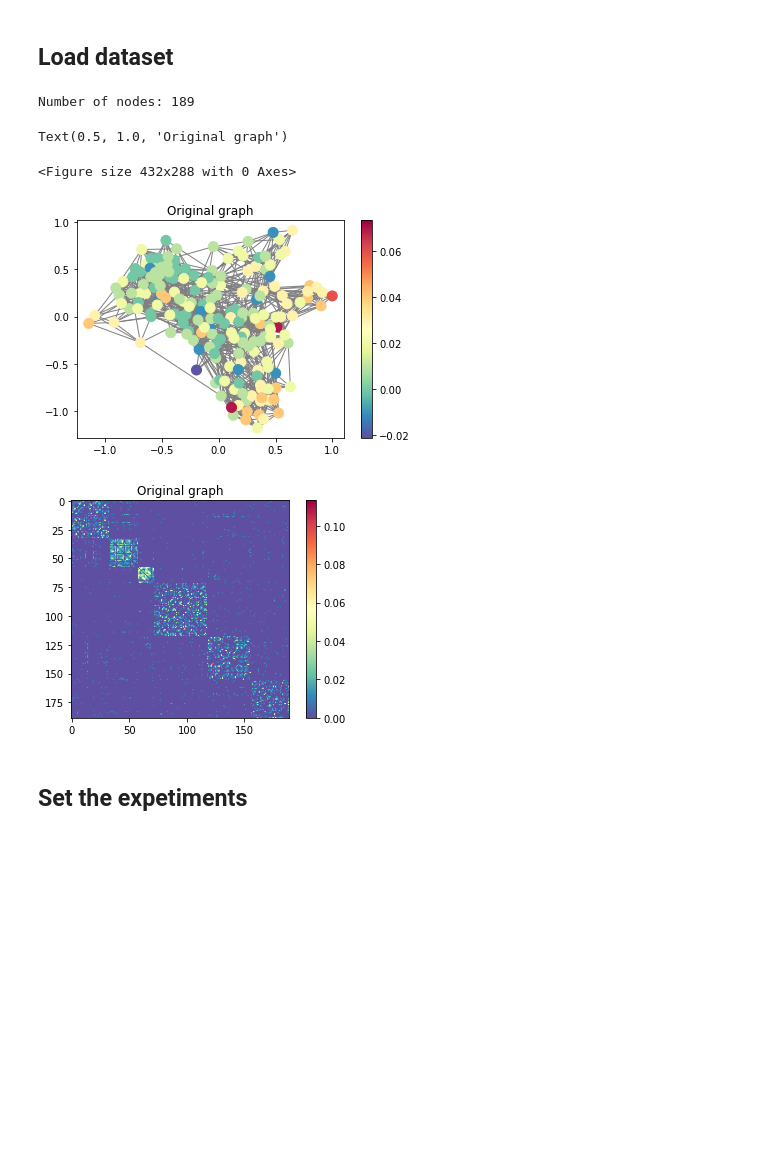
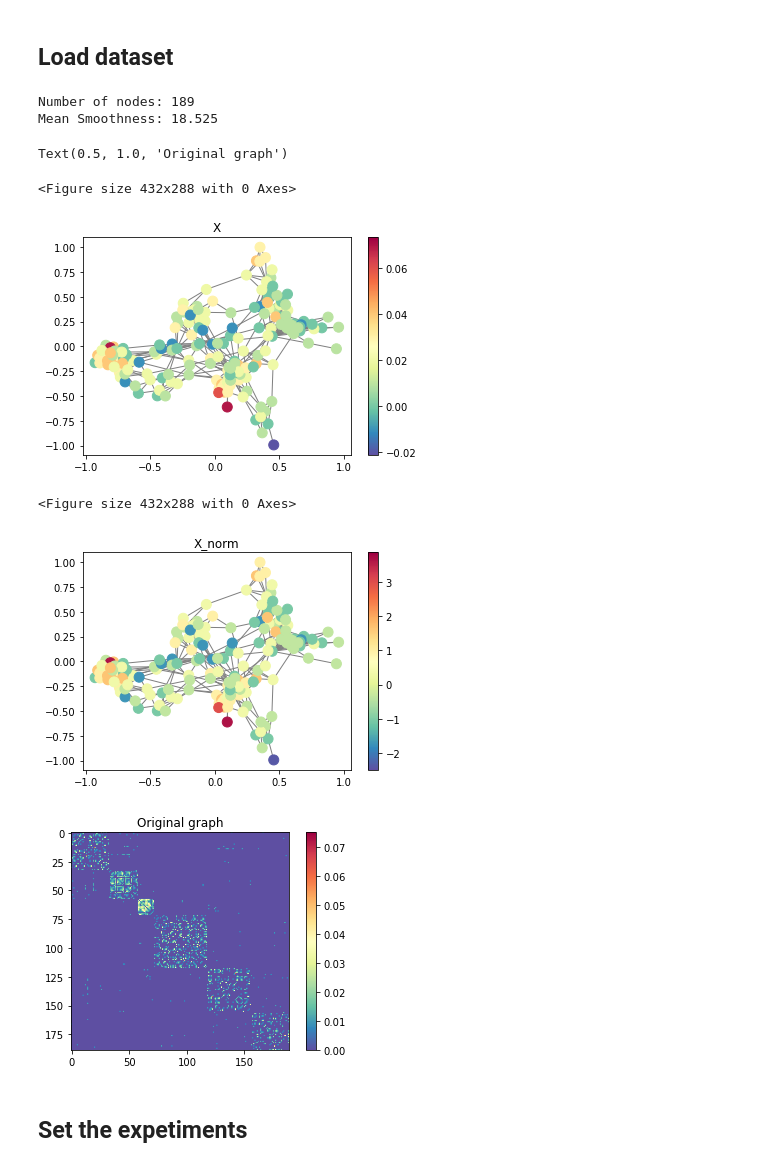
Before and after one commit to reysam93/Graph_Deep_Decoder, a Jupyter notebook: denoise_sp500.ipynb, the cells around one changed output. Saved outputs shown, nothing was run; the diff lists cells and outputs as text; code cells hidden in the pictures; blank space fills up the shorter version.

```diff
--- a/denoise_sp500.ipynb
+++ b/denoise_sp500.ipynb
@@ -17,7 +17,8 @@ from graph_deep_decoder.graph_clustering import MultiResGraphClustering
 
 # %matplotlib qt
 
-DATASET_PATH = './dataset/SP500/SP500_GMRF_6sectors.npy'
+# DATASET_PATH = './dataset/SP500/SP500_spec_6sectors_sparser.npy'
+DATASET_PATH = './dataset/SP500/SP500_GMRF_6sectors_sparser.npy'
 # DATASET_PATH = './dataset/SP500/SP500_sm_6sectors.npy'
 MAX_SIGNALS = 25
 SEED = 0
@@ -90,30 +93,48 @@ def plot_iter_err(err, label):
 # %%
 data = np.load(DATASET_PATH, allow_pickle=True).item()
 X = data['X']
 X_norm = (X - np.mean(X, axis=0))/np.std(X, axis=0)
+
+# X_norm = X/np.linalg.norm(X, axis=0)
+
 n_signals = np.min([X.shape[1], MAX_SIGNALS])
 
 A = data['A']
+
+# D_inv_sqrt = np.diag(1/np.sqrt(np.sum(A, axis=0)))
+# A = D_inv_sqrt@A@D_inv_sqrt
+
 L = np.diag(np.sum(A, axis=0)) - A
 S = A
 print('Number of nodes:', A.shape[0])
+
+sm_norm = np.trace((X_norm.T@L@X_norm)/np.linalg.norm(X_norm, axis=0)**2)/X.shape[1]
+print('Mean Smoothness: {:.3f}'.format(sm_norm))
 
 G = Graph(A)
 G.set_coordinates()
 plt.figure()
 G.plot_signal(X[:,0])
-plt.title('Original graph')
+plt.title('X')
+
+plt.figure()
+G.plot_signal(X_norm[:,0])
+plt.title('X_norm')
+
 
 plt.figure()
 plt.imshow(A)
 plt.colorbar()
 plt.title('Original graph')
 # %% [output]
 Number of nodes: 189
+Mean Smoothness: 18.525
 Text(0.5, 1.0, 'Original graph')
 <Figure size 432x288 with 0 Axes>
-[figure, old version]
+[figure, new version]
+<Figure size 432x288 with 0 Axes>
-[figure, old version]
+[figure, new version]
+[figure, added]
 # %% [markdown]
 ## Set the expetiments
 # %%
```
Also changed, not shown: parts of 4 cells of this notebook.
